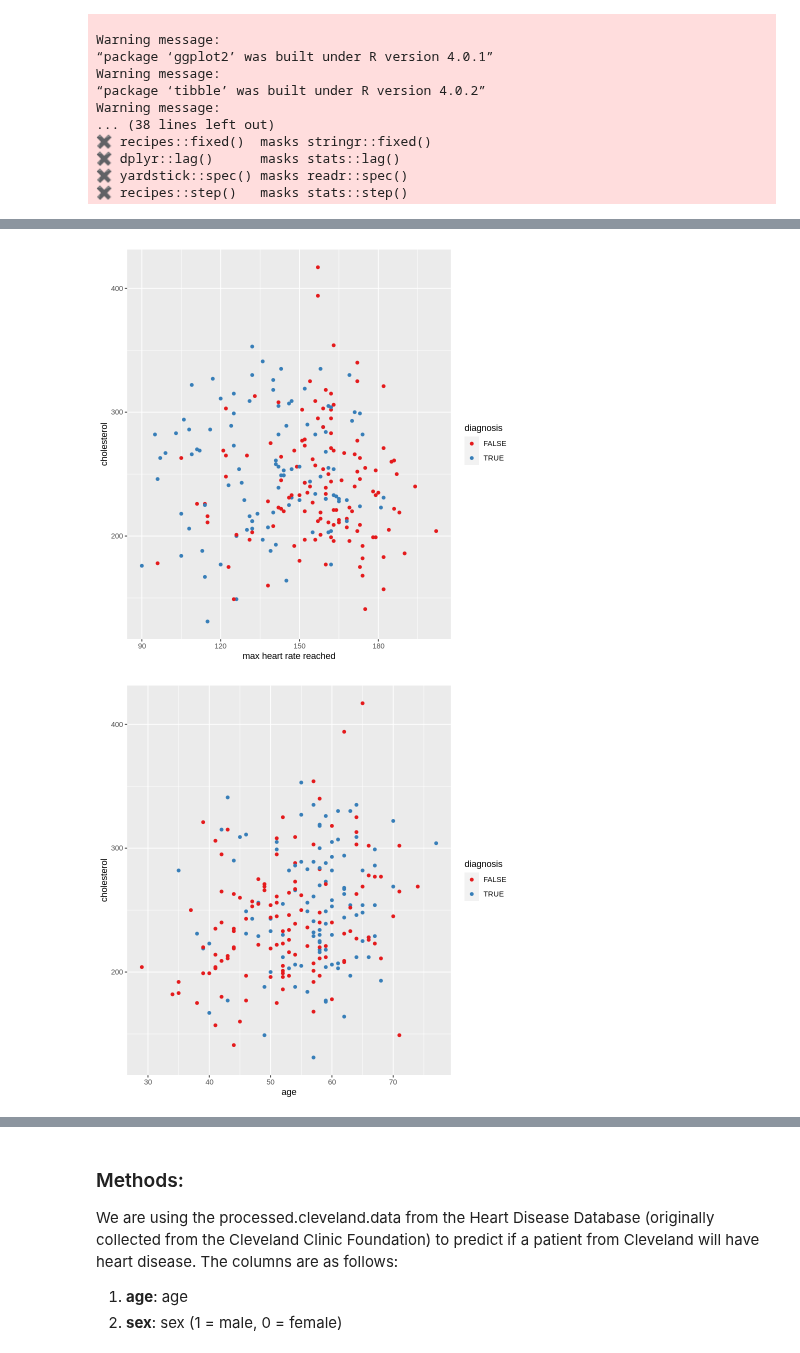
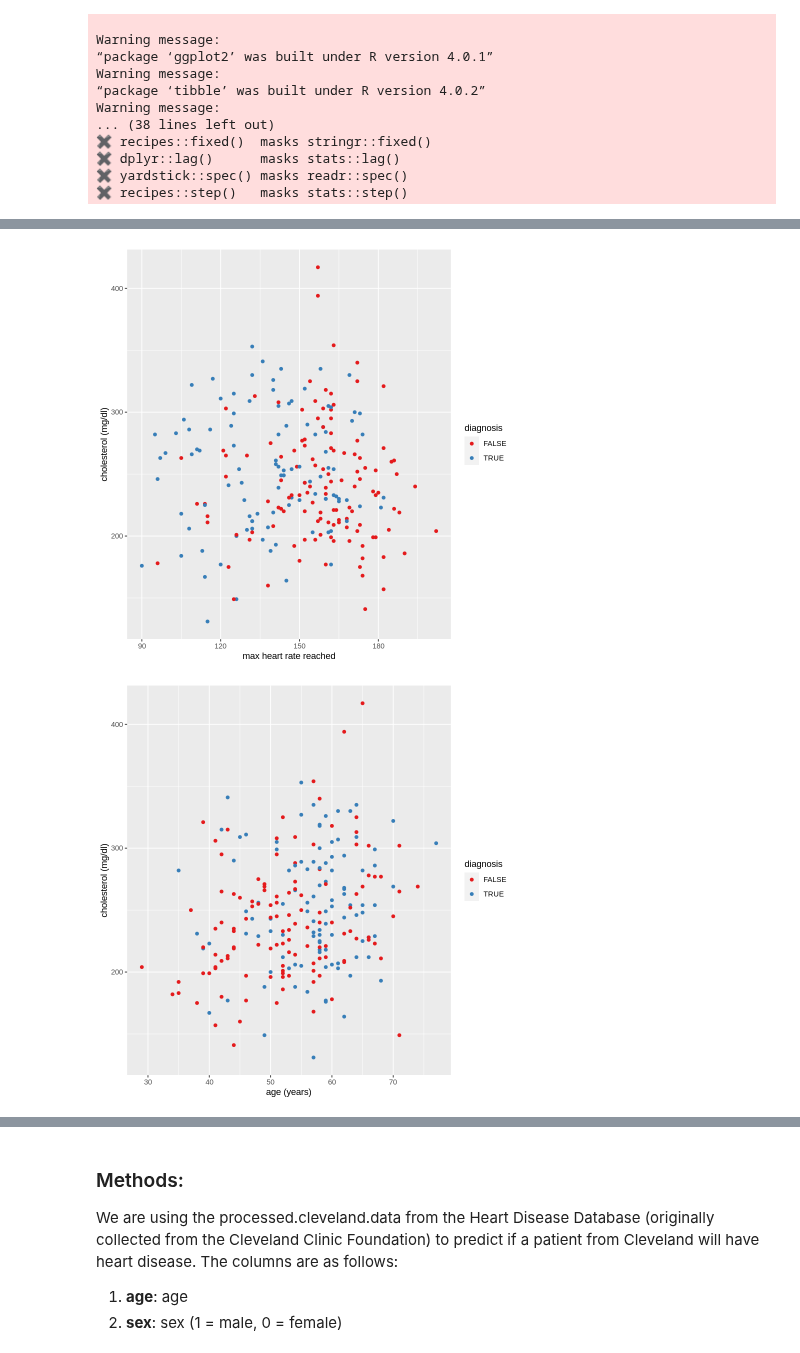
Before and after one commit to Agamchawla/group-29-project, a Jupyter notebook: group_project_proposal.ipynb, the cells around one changed output, grey strips where cells are left out. Drawn from its saved outputs; the diff is of its cells as text; code cells hidden in the pictures.

Commit message:
Updated plot labs, new summary in new cell
moved summary to new cell, updated it to show min, max, mean for age, chol, thalach.
added units to axis labs in plot.

```diff
--- a/group_project_proposal.ipynb
+++ b/group_project_proposal.ipynb
@@ -88,23 +93,23 @@ A tibble: 2 × 2
 # %%
 #plotting the training data
 plot1 <- ggplot(cleveland_training, aes(x = thalach, y = chol, color = diag)) +
                  geom_point() +
-                 labs(x = "max heart rate reached", y = "cholesterol", color = "diagnosis") +
+                 labs(x = "max heart rate reached", y = "cholesterol (mg/dl)", color = "diagnosis") +
                  scale_color_brewer(palette = "Set1")
 
 plot2 <- ggplot(cleveland_training, aes(x = age, y = chol, color = diag)) +
                  geom_point() +
-                 labs(x = "age", y = "cholesterol", color = "diagnosis") +
+                 labs(x = "age (years)", y = "cholesterol (mg/dl)", color = "diagnosis") +
                  scale_color_brewer(palette = "Set1")
 
 plot3 <- ggplot(cleveland_training, aes(x = age, y = thalach, color = diag)) +
                  geom_point() +
-                 labs(x = "age", y = "max heart rate reached", color = "diagnosis") +
+                 labs(x = "age (years)", y = "max heart rate reached", color = "diagnosis") +
                  scale_color_brewer(palette = "Set1")
 
 plot1
 plot2
 plot3
 # %% [output]
-[figure, old version]
+[figure, new version]
-[figure, old version]
+[figure, new version]
```
Also changed, not shown: parts of 4 cells of this notebook.
